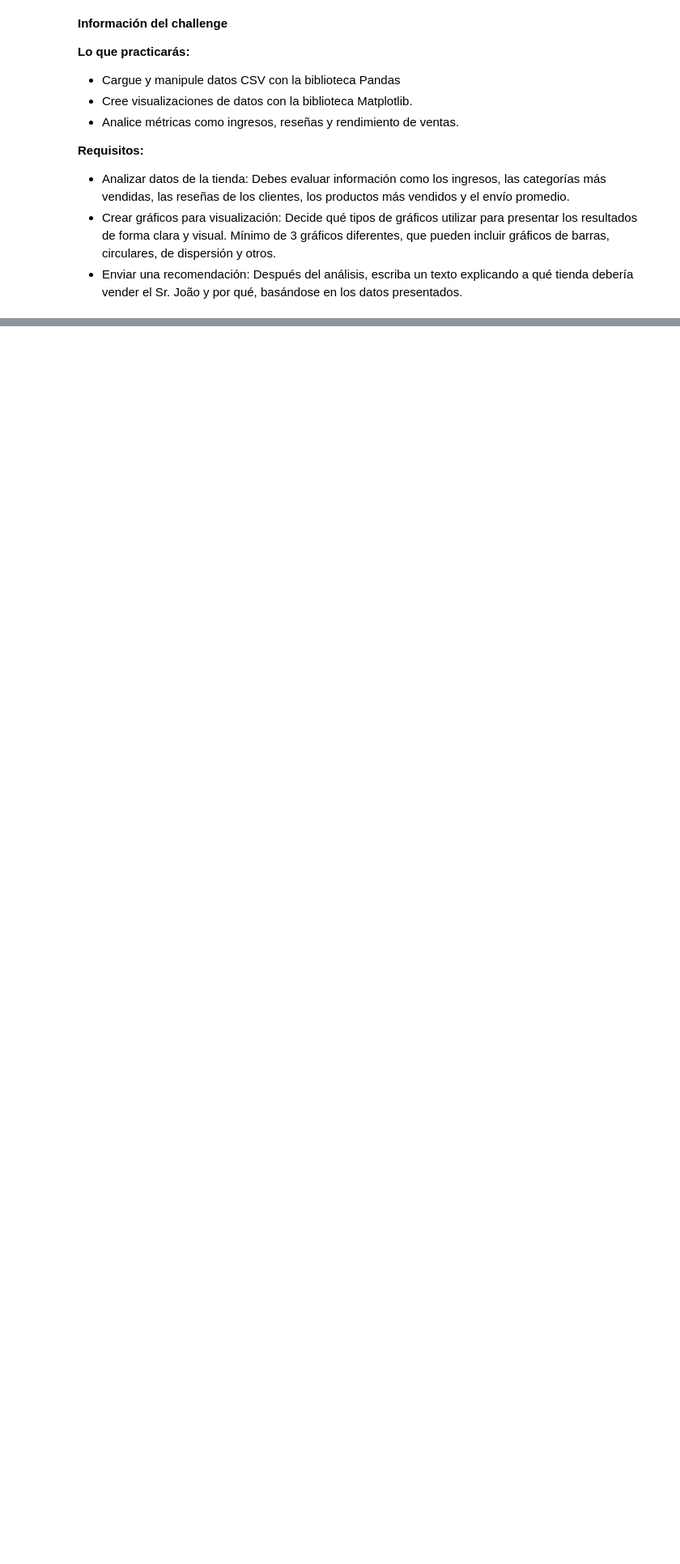
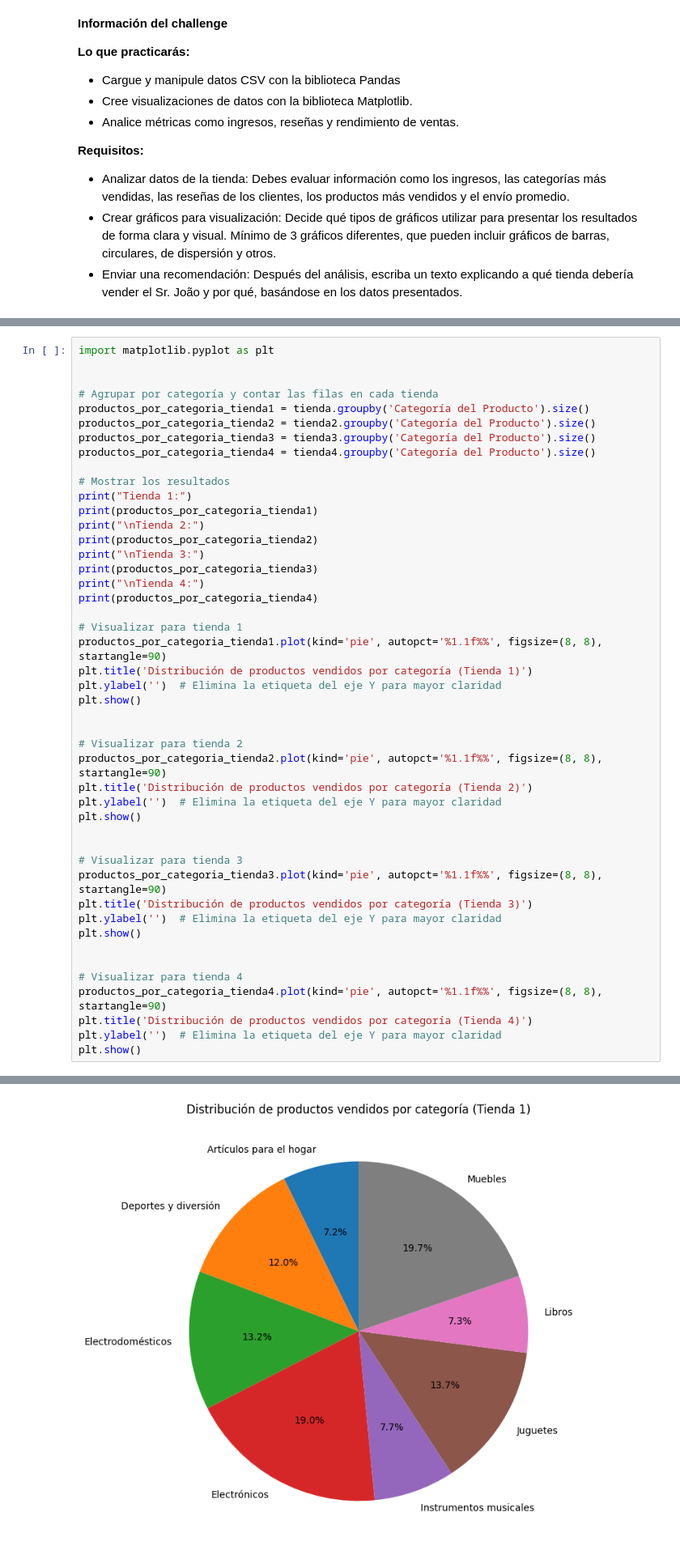
Before and after one commit to mauloredo/challenge-alura-store-mlp, a Jupyter notebook: AluraStoreLatam.ipynb, the cells around one changed output, grey strips where cells are left out. Shown at 81% size. Drawn from its saved outputs; the diff is of its cells as text; blank space fills up the shorter version.

```diff
--- a/AluraStoreLatam.ipynb
+++ b/AluraStoreLatam.ipynb
@@ -38,0 +77,47 @@ Después del análisis, escriba un texto explicando a qué tienda debería vende
+# %%
+import matplotlib.pyplot as plt
+
+
+# Agrupar por categoría y contar las filas en cada tienda
+productos_por_categoria_tienda1 = tienda.groupby('Categoría del Producto').size()
+productos_por_categoria_tienda2 = tienda2.groupby('Categoría del Producto').size()
+productos_por_categoria_tienda3 = tienda3.groupby('Categoría del Producto').size()
+productos_por_categoria_tienda4 = tienda4.groupby('Categoría del Producto').size()
+
+# Mostrar los resultados
+print("Tienda 1:")
+print(productos_por_categoria_tienda1)
+print("\nTienda 2:")
+print(productos_por_categoria_tienda2)
+print("\nTienda 3:")
+print(productos_por_categoria_tienda3)
+print("\nTienda 4:")
+print(productos_por_categoria_tienda4)
+
+# Visualizar para tienda 1
+productos_por_categoria_tienda1.plot(kind='pie', autopct='%1.1f%%', figsize=(8, 8), startangle=90)
+plt.title('Distribución de productos vendidos por categoría (Tienda 1)')
+plt.ylabel('')  # Elimina la etiqueta del eje Y para mayor claridad
+plt.show()
+
+
+# Visualizar para tienda 2
+productos_por_categoria_tienda2.plot(kind='pie', autopct='%1.1f%%', figsize=(8, 8), startangle=90)
+plt.title('Distribución de productos vendidos por categoría (Tienda 2)')
+plt.ylabel('')  # Elimina la etiqueta del eje Y para mayor claridad
+plt.show()
+
+
+# Visualizar para tienda 3
+productos_por_categoria_tienda3.plot(kind='pie', autopct='%1.1f%%', figsize=(8, 8), startangle=90)
+plt.title('Distribución de productos vendidos por categoría (Tienda 3)')
+plt.ylabel('')  # Elimina la etiqueta del eje Y para mayor claridad
+plt.show()
+
+
+# Visualizar para tienda 4
+productos_por_categoria_tienda4.plot(kind='pie', autopct='%1.1f%%', figsize=(8, 8), startangle=90)
+plt.title('Distribución de productos vendidos por categoría (Tienda 4)')
+plt.ylabel('')  # Elimina la etiqueta del eje Y para mayor claridad
+plt.show()
+# %% [output]
@@ -38,0 +141 @@ Después del análisis, escriba un texto explicando a qué tienda debería vende
+[figure, added]
```
Also changed, not shown: parts of 6 cells of this notebook.
